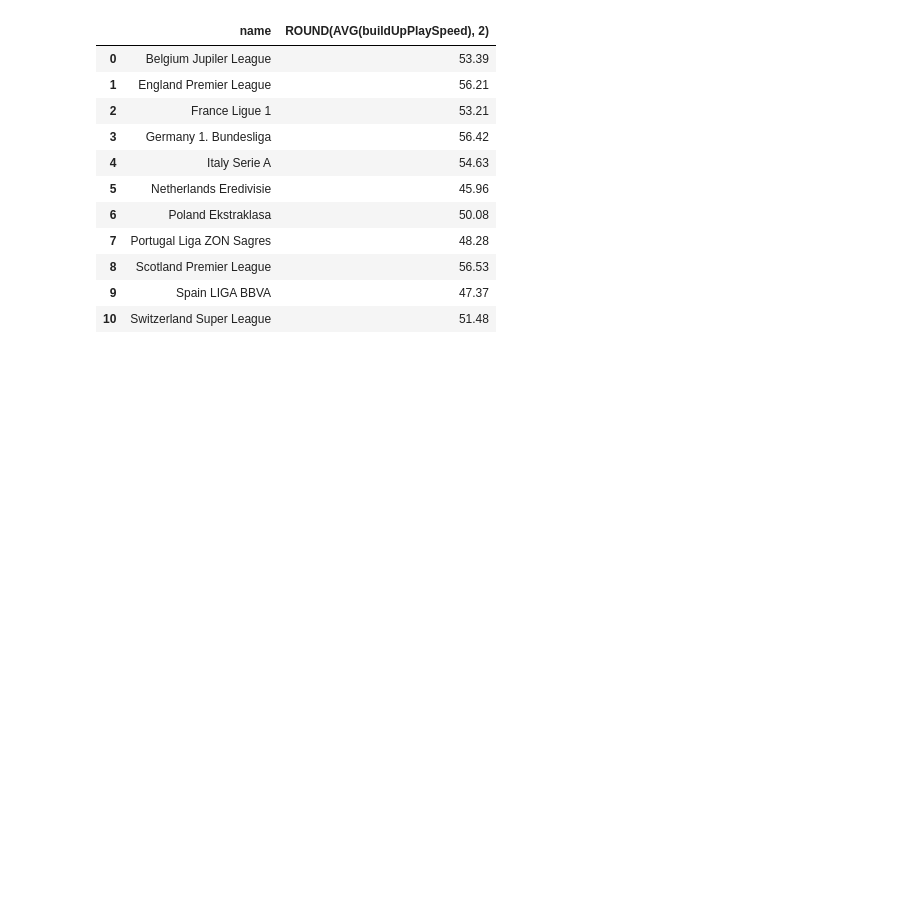
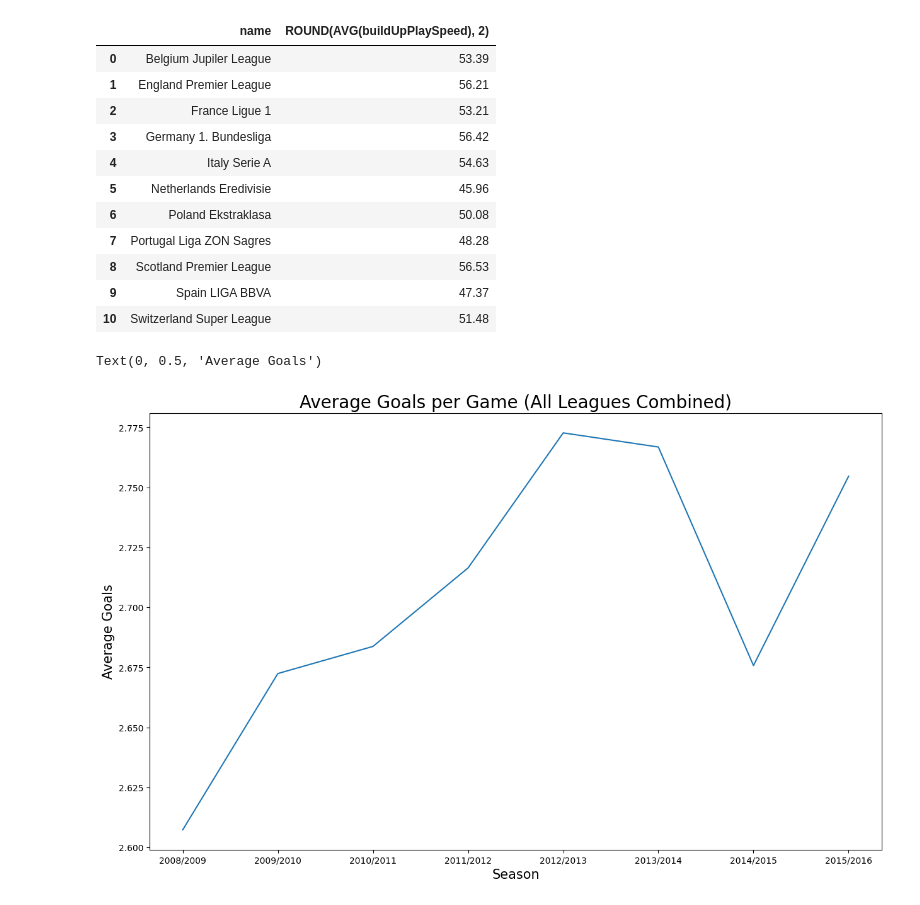
Before and after one commit to MauriceBrown/sql-football-data, a Jupyter notebook: European Football Data Analysis.ipynb, the cells around one changed output. Saved outputs shown, nothing was run; the diff lists cells and outputs as text; code cells hidden in the pictures; blank space fills up the shorter version.

```diff
--- a/European Football Data Analysis.ipynb
+++ b/European Football Data Analysis.ipynb
@@ -188,3 +192,21 @@ plt.show()
 | 8 | Scotland Premier League | 56.53 |
 | 9 | Spain LIGA BBVA | 47.37 |
 | 10 | Switzerland Super League | 51.48 |
+# %%
+sql = '''
+    SELECT season, AVG(m.home_team_goal + m.away_team_goal) AS average_goals
+    FROM Match AS m
+    GROUP BY season;
+'''
+
+df = pd.read_sql(sql, con)
+
+plt.figure(figsize=(15, 9))
+sns.lineplot(df, x='season', y='average_goals')
+
+plt.title('Average Goals per Game (All Leagues Combined)', fontsize=20)
+plt.xlabel('Season', fontsize=15)
+plt.ylabel('Average Goals', fontsize=15)
+# %% [output]
+Text(0, 0.5, 'Average Goals')
+[figure, added]
```
Also changed, not shown: parts of 4 cells of this notebook, 2 other files.
